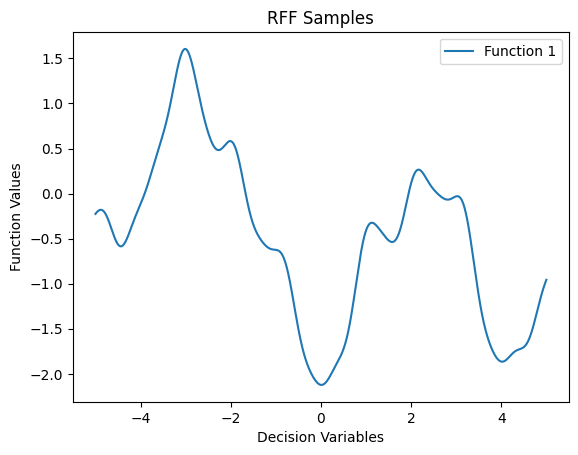
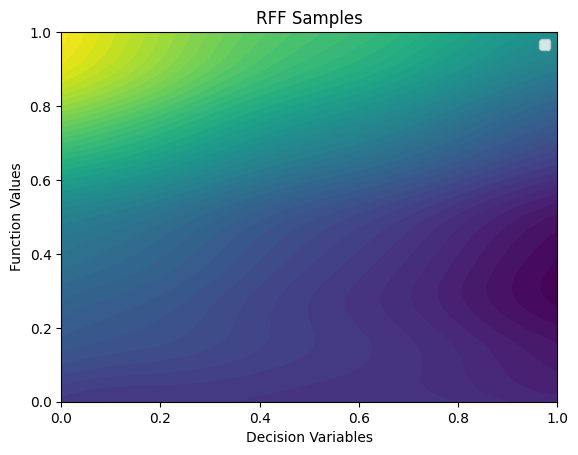
The change to this notebook cell's code, shown as a diff; its figure went from the first image to the second:
--- before
+++ after
@@ -1,3 +1,3 @@
-plt.plot(decision_variables.numpy(), function_samples[:, 0].numpy(), label='Function 1')
+plt.contourf(X1.numpy(), X2.numpy(), function_samples, levels=50, cmap='viridis')
 plt.xlabel('Decision Variables')
 plt.ylabel('Function Values')
@@ -5,2 +5,19 @@
 plt.legend()
 plt.show()
+
+fig = plt.figure(figsize=(10, 8))
+ax = fig.add_subplot(111, projection='3d')
+surf = ax.plot_surface(
+    X1.numpy(), 
+    X2.numpy(), 
+    function_samples, 
+    cmap='viridis', 
+    edgecolor='none', 
+    alpha=0.9
+)
+fig.colorbar(surf, ax=ax, shrink=0.5, aspect=5, label='Objective Value')
+ax.set_xlabel('x1')
+ax.set_ylabel('x2')
+ax.set_zlabel('Function Output (Z)')
+ax.set_title('3D Surface Plot of RFF Sampler')
+plt.show()

Commit: corrections